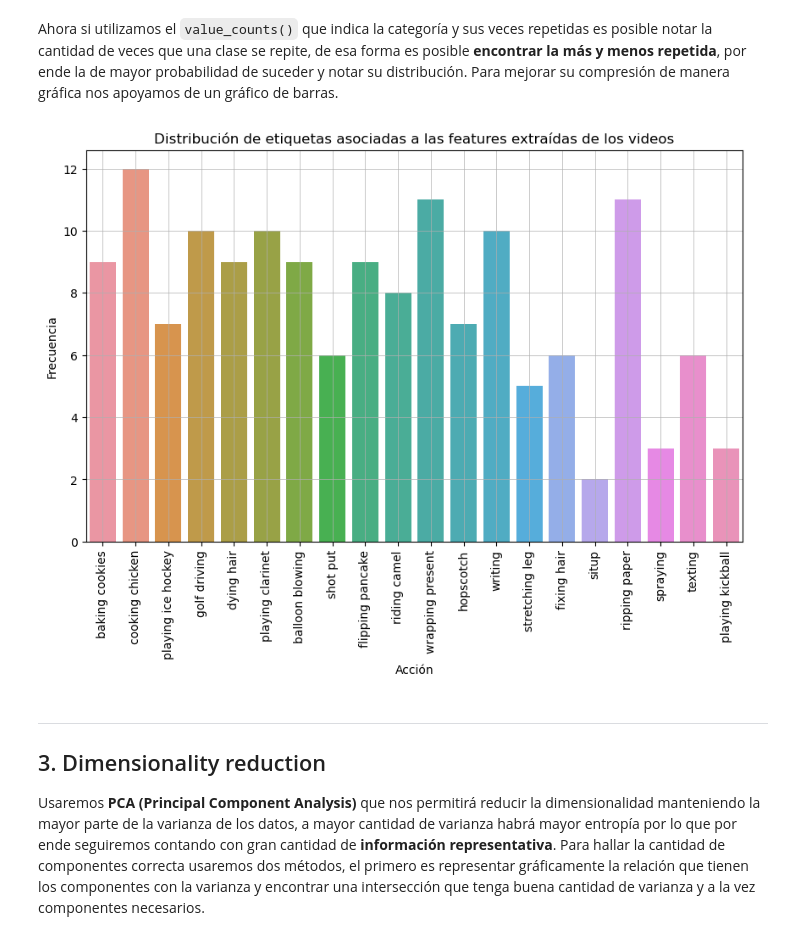
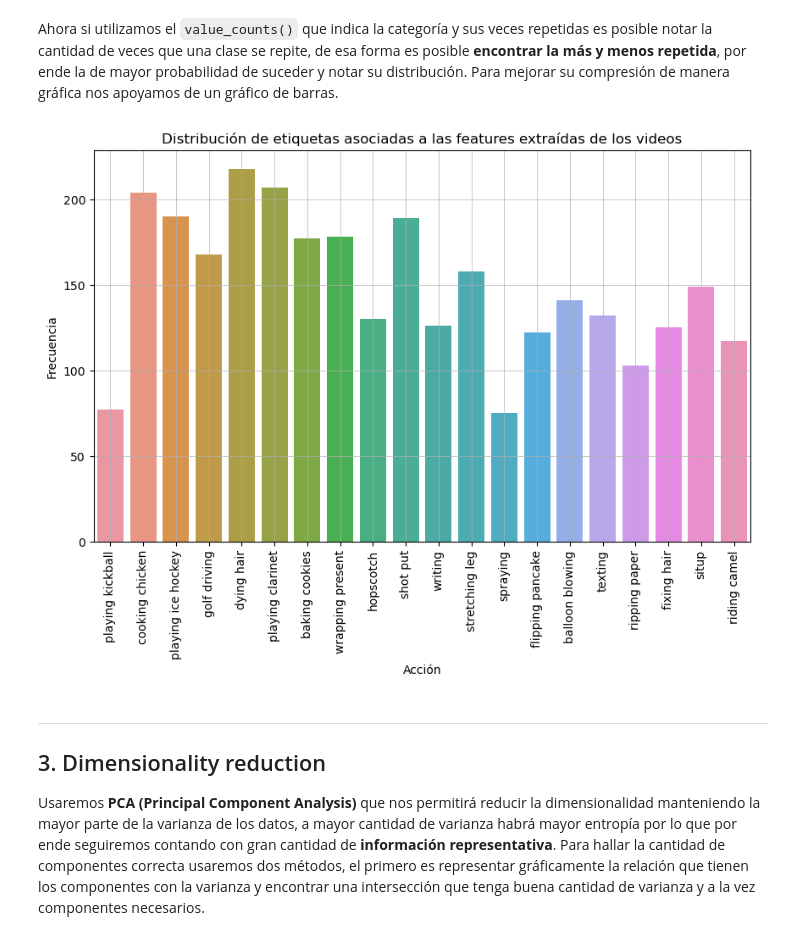
Before and after one commit to kaloslazo/ClusteringHumanRecognition, a Jupyter notebook: main.ipynb, the cells around one changed output. Cells and saved outputs as stored; diff of their text form; code cells hidden in the pictures.

```diff
--- a/main.ipynb
+++ b/main.ipynb
@@ -106,15 +126,18 @@ df_train.describe()
 # %% [markdown]
 Ahora si utilizamos el `value_counts()` que indica la categoría y sus veces repetidas es posible notar la cantidad de veces que una clase se repite, de esa forma es posible **encontrar la más y menos repetida**, por ende la de mayor probabilidad de suceder y notar su distribución. Para mejorar su compresión de manera gráfica nos apoyamos de un gráfico de barras.
 # %%
+df_train = X_train.copy()
+df_train['action'] = Y_train
+
 sns.countplot(data = df_train, x = 'action')
 plt.xlabel('Acción')
 plt.ylabel('Frecuencia')
 plt.title('Distribución de etiquetas asociadas a las features extraídas de los videos')
 plt.xticks(rotation = 90)
 plt.grid(True)
 plt.show()
 # %% [output]
-[figure, old version]
+[figure, new version]
 # %% [markdown]
 ---
 ## 3. Dimensionality reduction
```
Also changed, not shown: parts of 19 cells of this notebook.
